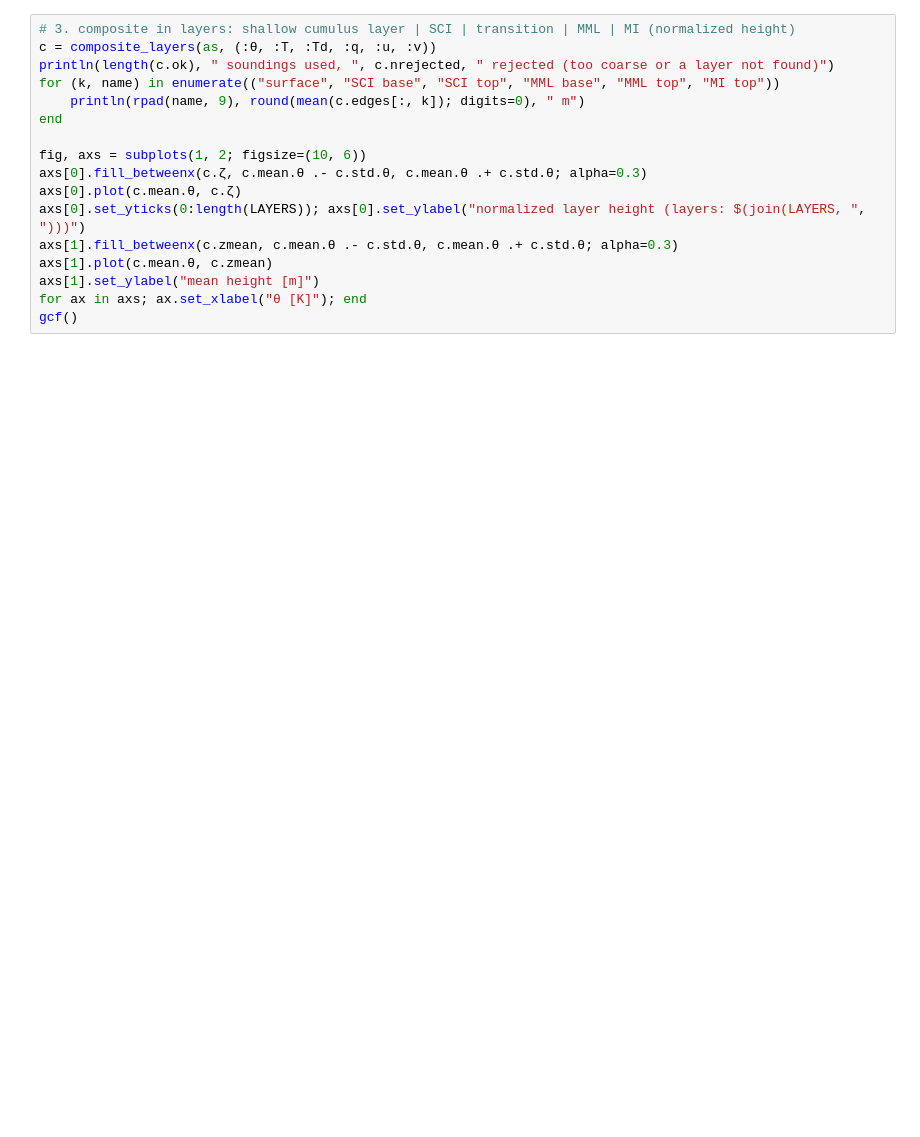
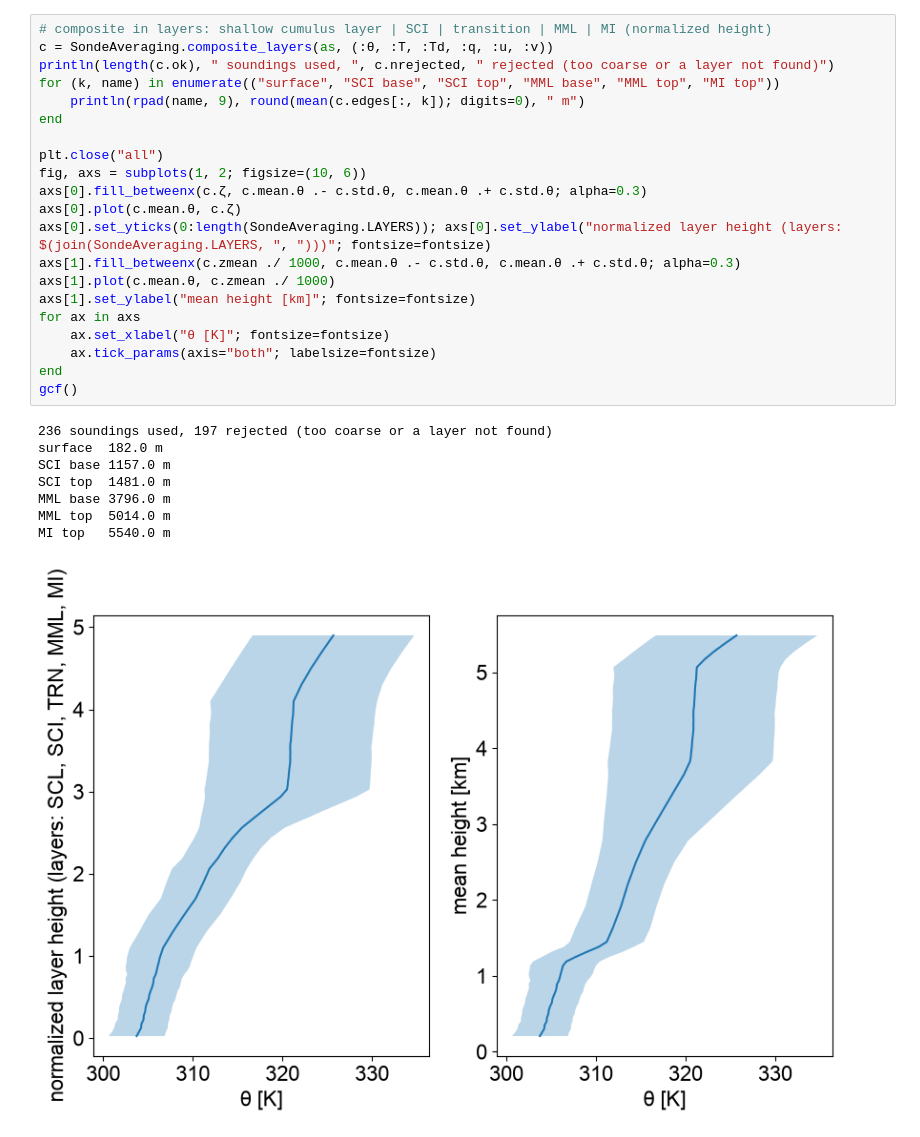
Before and after one commit to deszoeke/ASTRAL-soundings, a Jupyter notebook: src/mean_sonde.ipynb, the cells around one changed output. Saved outputs shown, nothing was run; the diff lists cells and outputs as text; blank space fills up the shorter version.

```diff
--- a/src/mean_sonde.ipynb
+++ b/src/mean_sonde.ipynb
@@ -74,17 +183,30 @@ gcf()
 # %%
-# 3. composite in layers: shallow cumulus layer | SCI | transition | MML | MI (normalized height)
-c = composite_layers(as, (:θ, :T, :Td, :q, :u, :v))
+# composite in layers: shallow cumulus layer | SCI | transition | MML | MI (normalized height)
+c = SondeAveraging.composite_layers(as, (:θ, :T, :Td, :q, :u, :v))
 println(length(c.ok), " soundings used, ", c.nrejected, " rejected (too coarse or a layer not found)")
 for (k, name) in enumerate(("surface", "SCI base", "SCI top", "MML base", "MML top", "MI top"))
     println(rpad(name, 9), round(mean(c.edges[:, k]); digits=0), " m")
 end
 
+plt.close("all")
 fig, axs = subplots(1, 2; figsize=(10, 6))
 axs[0].fill_betweenx(c.ζ, c.mean.θ .- c.std.θ, c.mean.θ .+ c.std.θ; alpha=0.3)
 axs[0].plot(c.mean.θ, c.ζ)
-axs[0].set_yticks(0:length(LAYERS)); axs[0].set_ylabel("normalized layer height (layers: $(join(LAYERS, ", ")))")
-axs[1].fill_betweenx(c.zmean, c.mean.θ .- c.std.θ, c.mean.θ .+ c.std.θ; alpha=0.3)
-axs[1].plot(c.mean.θ, c.zmean)
-axs[1].set_ylabel("mean height [m]")
-for ax in axs; ax.set_xlabel("θ [K]"); end
+axs[0].set_yticks(0:length(SondeAveraging.LAYERS)); axs[0].set_ylabel("normalized layer height (layers: $(join(SondeAveraging.LAYERS, ", ")))"; fontsize=fontsize)
+axs[1].fill_betweenx(c.zmean ./ 1000, c.mean.θ .- c.std.θ, c.mean.θ .+ c.std.θ; alpha=0.3)
+axs[1].plot(c.mean.θ, c.zmean ./ 1000)
+axs[1].set_ylabel("mean height [km]"; fontsize=fontsize)
+for ax in axs
+    ax.set_xlabel("θ [K]"; fontsize=fontsize)
+    ax.tick_params(axis="both"; labelsize=fontsize)
+end
 gcf()
+# %% [output]
+236 soundings used, 197 rejected (too coarse or a layer not found)
+surface  182.0 m
+SCI base 1157.0 m
+SCI top  1481.0 m
+MML base 3796.0 m
+MML top  5014.0 m
+MI top   5540.0 m
+[figure, added]
```
Also changed, not shown: parts of 9 cells of this notebook, 6 other files.
